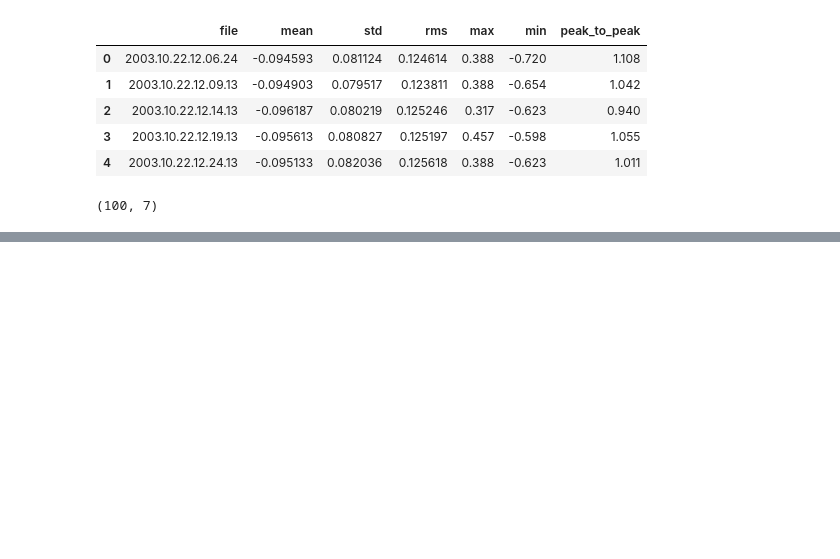
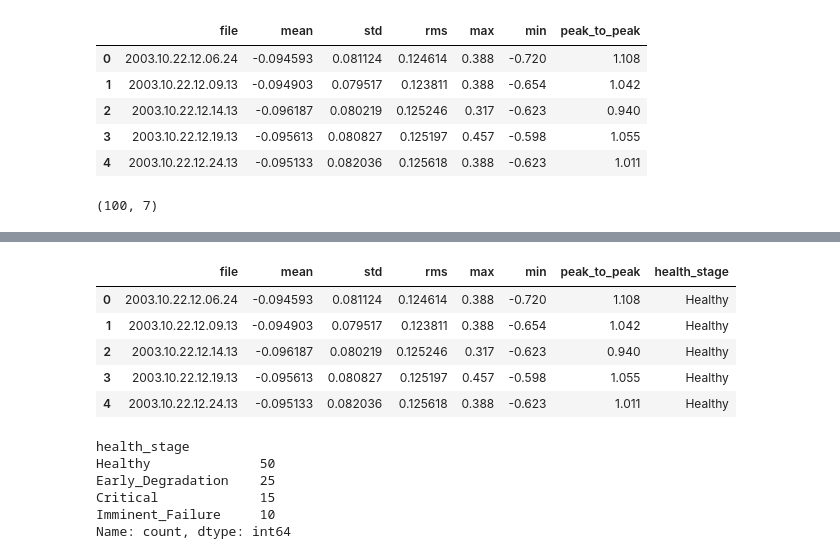
Before and after one commit to ajeetsherkar/edgepulse-edge-ai-predictive-maintenance, a Jupyter notebook: notebooks/01_data_exploration.ipynb, the cells around one changed output, grey strips where cells are left out. Drawn from its saved outputs; the diff is of its cells as text; code cells hidden in the pictures; blank space fills up the shorter version.

```diff
--- a/notebooks/01_data_exploration.ipynb
+++ b/notebooks/01_data_exploration.ipynb
@@ -205,0 +235,25 @@ dataset.to_csv(
+# %%
+total = len(dataset)
+
+dataset["health_stage"] = [
+    assign_health_stage(i, total)
+    for i in range(total)
+]
+
+dataset.head()
+# %% [output]
+|  | file | mean | std | rms | max | min | peak_to_peak | health_stage |
+| 0 | 2003.10.22.12.06.24 | -0.094593 | 0.081124 | 0.124614 | 0.388 | -0.720 | 1.108 | Healthy |
+| 1 | 2003.10.22.12.09.13 | -0.094903 | 0.079517 | 0.123811 | 0.388 | -0.654 | 1.042 | Healthy |
+| 2 | 2003.10.22.12.14.13 | -0.096187 | 0.080219 | 0.125246 | 0.317 | -0.623 | 0.940 | Healthy |
+| 3 | 2003.10.22.12.19.13 | -0.095613 | 0.080827 | 0.125197 | 0.457 | -0.598 | 1.055 | Healthy |
+| 4 | 2003.10.22.12.24.13 | -0.095133 | 0.082036 | 0.125618 | 0.388 | -0.623 | 1.011 | Healthy |
+# %%
+dataset["health_stage"].value_counts()
+# %% [output]
+health_stage
+Healthy              50
+Early_Degradation    25
+Critical             15
+Imminent_Failure     10
+Name: count, dtype: int64
```
Also changed, not shown: parts of 4 cells of this notebook, 1 other file.
